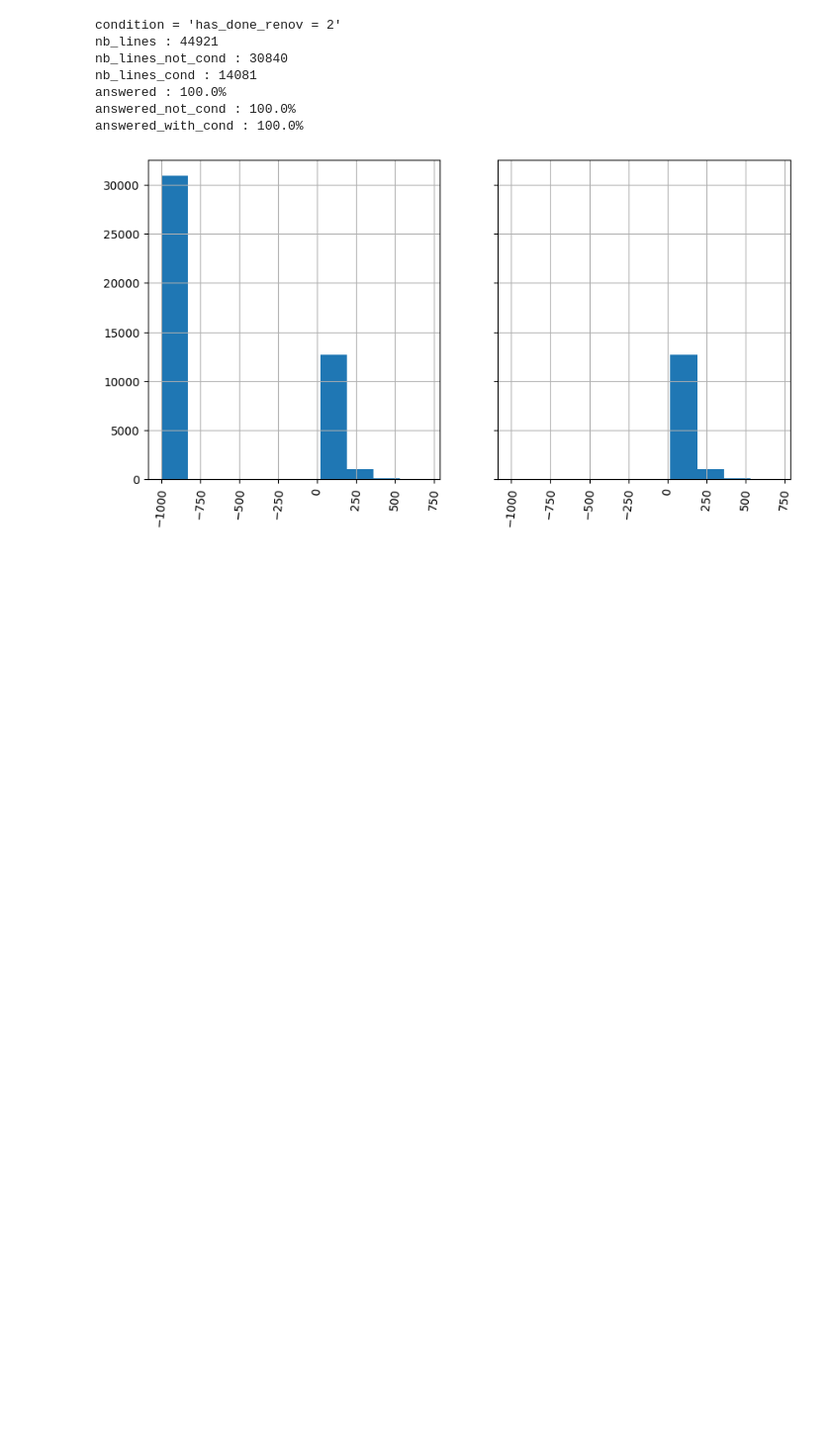
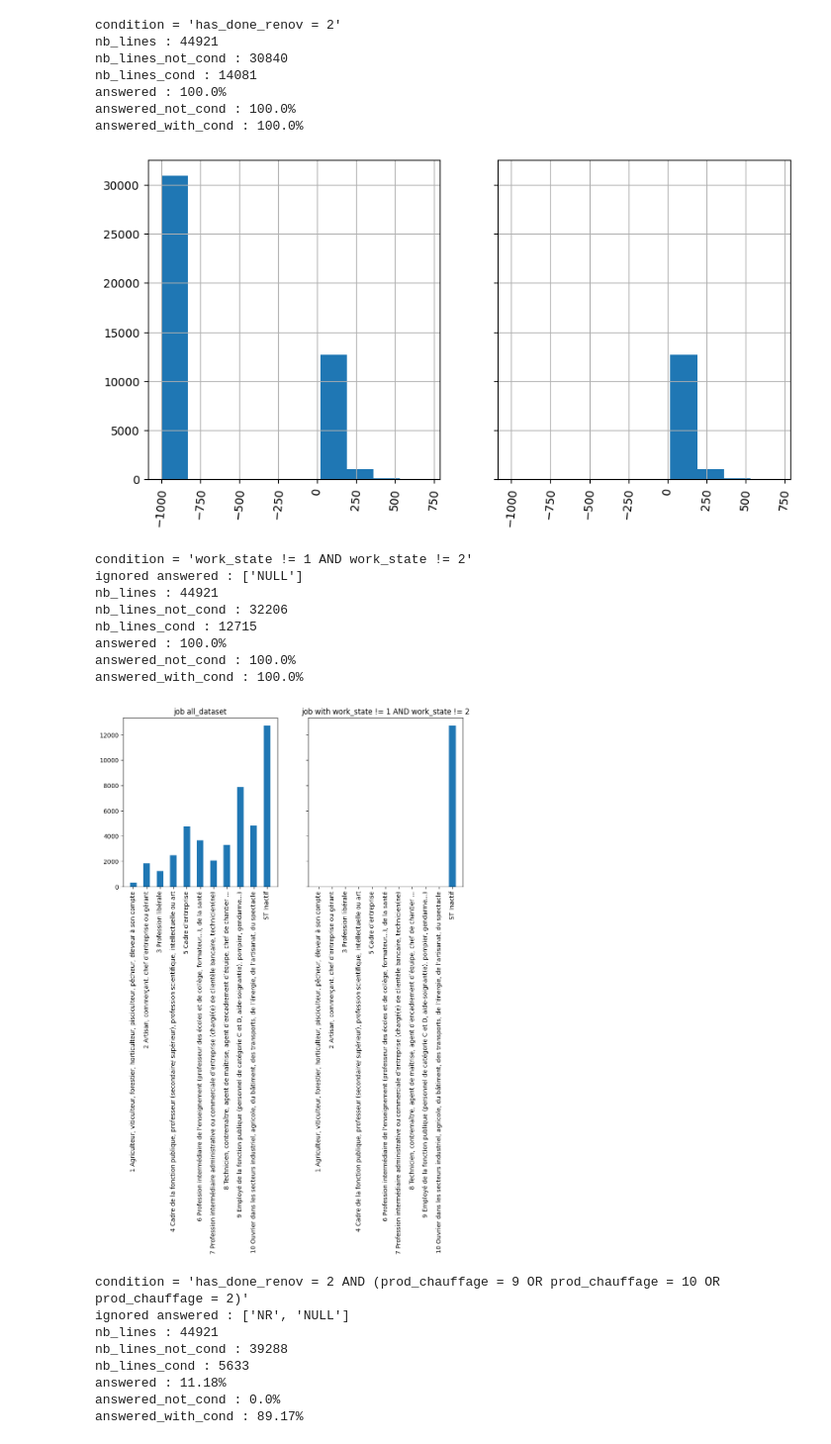
Before and after one commit to axrocheteau/renov_local, a Jupyter notebook: model.ipynb, the cells around one changed output. Shown at 99% size. Cells and saved outputs as stored; diff of their text form; code cells hidden in the pictures; blank space fills up the shorter version.

```diff
--- a/model.ipynb
+++ b/model.ipynb
@@ -896,3 +897,24 @@ answered : 100.0%
 answered_not_cond : 100.0%
 answered_with_cond : 100.0%
 [figure]
+# %%
+hist(Owner, "job", "work_state != 1 AND work_state != 2", 'main_rs6', not_answered=[])
+hist(Others, "type_chaudiere", "has_done_renov = 2 AND (prod_chauffage = 9 OR prod_chauffage = 10 OR prod_chauffage = 2)", 'main_Q33', not_answered=[])
+# %% [output]
+condition = 'work_state != 1 AND work_state != 2'
+ignored answered : ['NULL']
+nb_lines : 44921
+nb_lines_not_cond : 32206
+nb_lines_cond : 12715
+answered : 100.0%
+answered_not_cond : 100.0%
+answered_with_cond : 100.0%
+[figure, added]
+condition = 'has_done_renov = 2 AND (prod_chauffage = 9 OR prod_chauffage = 10 OR prod_chauffage = 2)'
+ignored answered : ['NR', 'NULL']
+nb_lines : 44921
+nb_lines_not_cond : 39288
+nb_lines_cond : 5633
+answered : 11.18%
+answered_not_cond : 0.0%
+answered_with_cond : 89.17%
```
Also changed, not shown: parts of 4 cells of this notebook, 2 other files.
